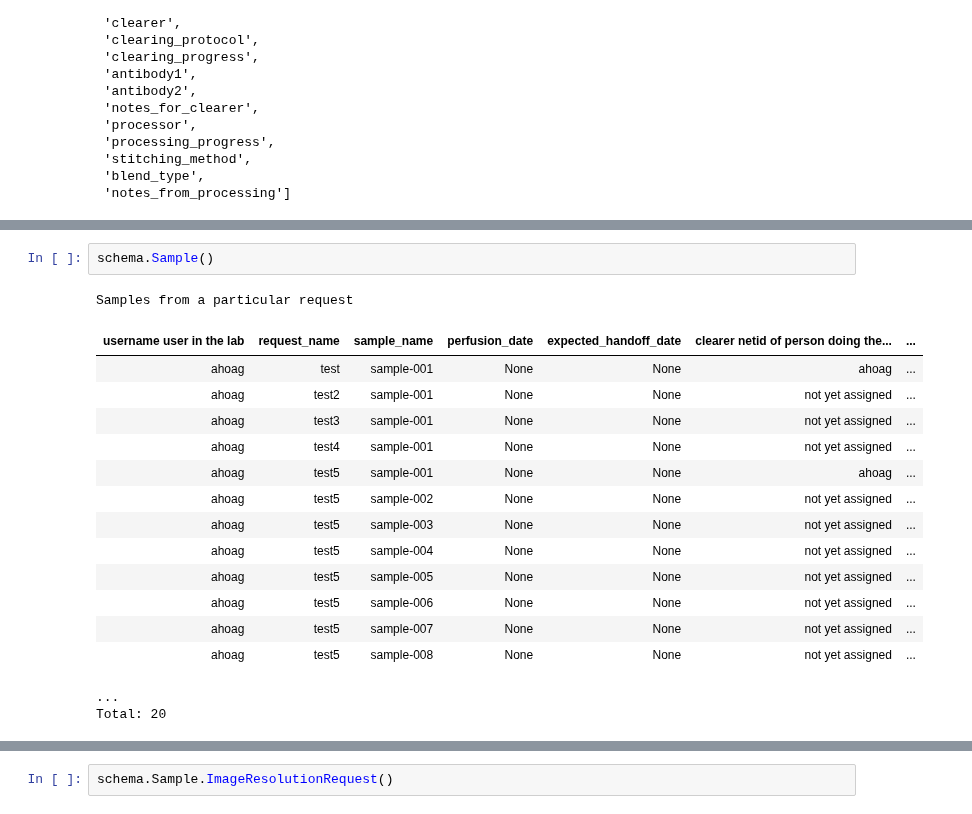
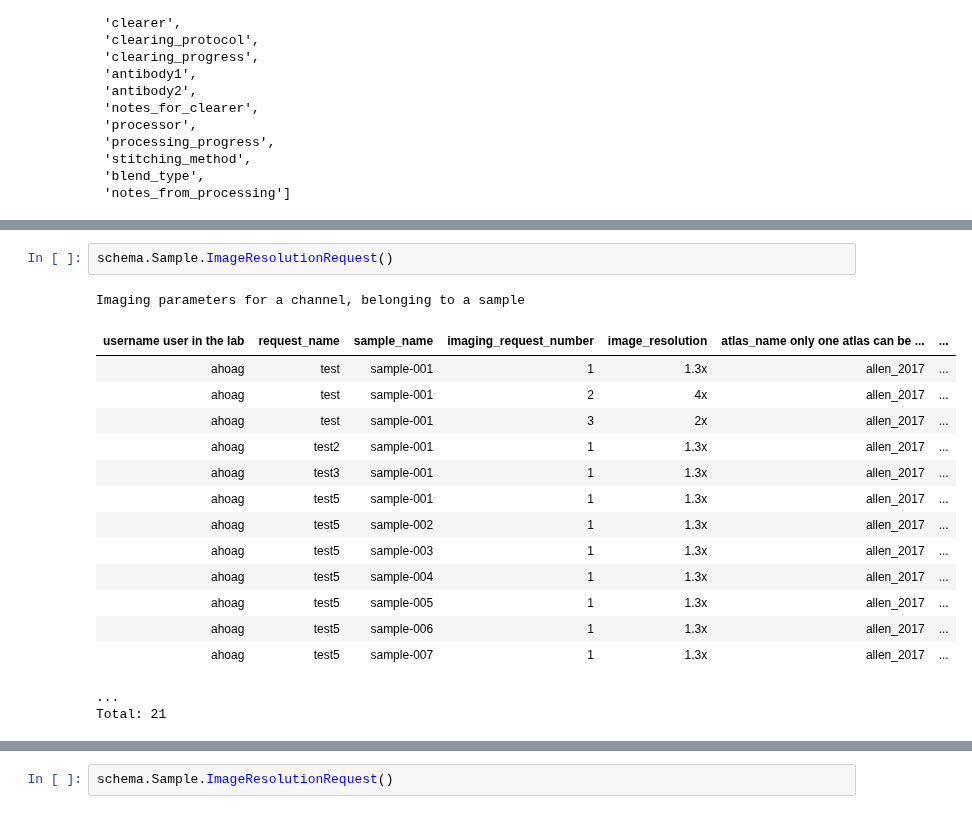
Before and after one commit to BrainCOGS/lightserv, a Jupyter notebook: notebooks/datajoint_sandbox.ipynb, the cells around one changed output, grey strips where cells are left out. Drawn from its saved outputs; the diff is of its cells as text.

```diff
--- a/notebooks/datajoint_sandbox.ipynb
+++ b/notebooks/datajoint_sandbox.ipynb
@@ -84,19 +95,19 @@ sample_contents.heading.names
 # %%
-schema.Sample()
+schema.Sample.ImageResolutionRequest()
 # %% [output]
-Samples from a particular request
+Imaging parameters for a channel, belonging to a sample
-| username user in the lab | request_name | sample_name | perfusion_date | expected_handoff_date | clearer netid of person doing the... | ... |
-| ahoag | test | sample-001 | None | None | ahoag | ... |
-| ahoag | test2 | sample-001 | None | None | not yet assigned | ... |
-| ahoag | test3 | sample-001 | None | None | not yet assigned | ... |
-| ahoag | test4 | sample-001 | None | None | not yet assigned | ... |
-| ahoag | test5 | sample-001 | None | None | ahoag | ... |
-| ahoag | test5 | sample-002 | None | None | not yet assigned | ... |
-| ahoag | test5 | sample-003 | None | None | not yet assigned | ... |
-| ahoag | test5 | sample-004 | None | None | not yet assigned | ... |
-| ahoag | test5 | sample-005 | None | None | not yet assigned | ... |
-| ahoag | test5 | sample-006 | None | None | not yet assigned | ... |
-| ahoag | test5 | sample-007 | None | None | not yet assigned | ... |
-| ahoag | test5 | sample-008 | None | None | not yet assigned | ... |
+| username user in the lab | request_name | sample_name | imaging_request_number | image_resolution | atlas_name only one atlas can be ... | ... |
+| ahoag | test | sample-001 | 1 | 1.3x | allen_2017 | ... |
+| ahoag | test | sample-001 | 2 | 4x | allen_2017 | ... |
+| ahoag | test | sample-001 | 3 | 2x | allen_2017 | ... |
+| ahoag | test2 | sample-001 | 1 | 1.3x | allen_2017 | ... |
+| ahoag | test3 | sample-001 | 1 | 1.3x | allen_2017 | ... |
+| ahoag | test5 | sample-001 | 1 | 1.3x | allen_2017 | ... |
+| ahoag | test5 | sample-002 | 1 | 1.3x | allen_2017 | ... |
+| ahoag | test5 | sample-003 | 1 | 1.3x | allen_2017 | ... |
+| ahoag | test5 | sample-004 | 1 | 1.3x | allen_2017 | ... |
+| ahoag | test5 | sample-005 | 1 | 1.3x | allen_2017 | ... |
+| ahoag | test5 | sample-006 | 1 | 1.3x | allen_2017 | ... |
+| ahoag | test5 | sample-007 | 1 | 1.3x | allen_2017 | ... |
 ...
-Total: 20
+Total: 21
```
Also changed, not shown: parts of 2 cells of this notebook, 3 other files.
